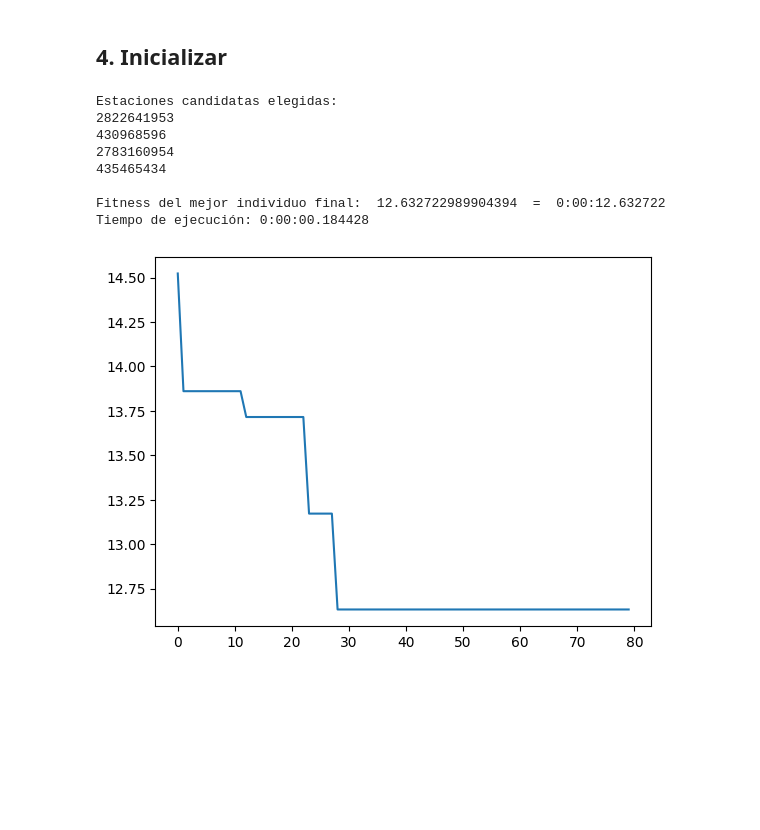
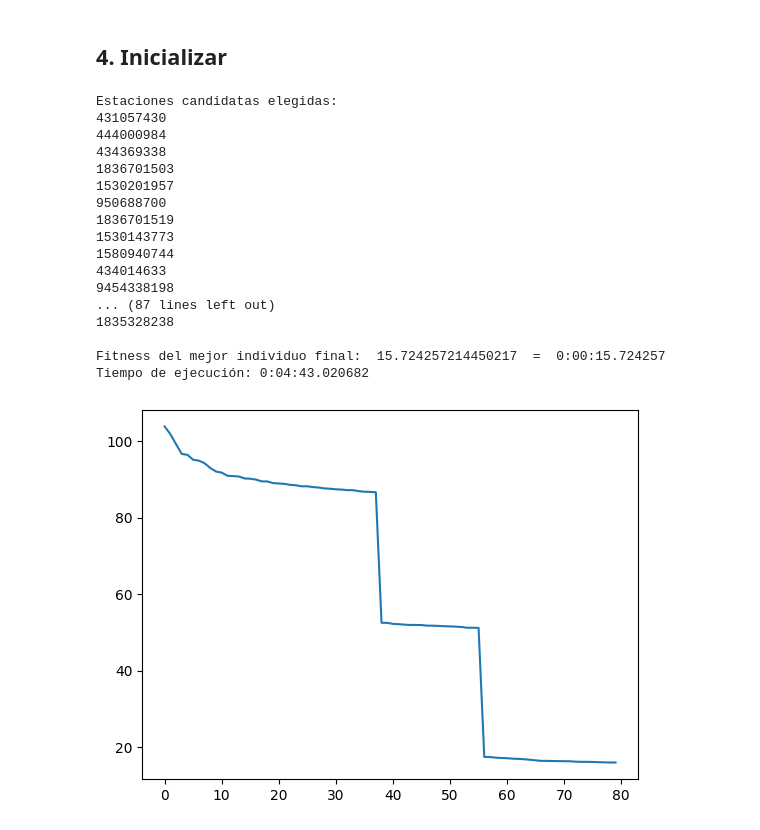
Before and after one commit to albertoPerez25/Sistemas-Inteligentes-P2, a Jupyter notebook: P2_AlbertoPerez_MArcosLopez.ipynb, the cells around one changed output. Drawn from its saved outputs; the diff is of its cells as text; code cells hidden in the pictures; blank space fills up the shorter version.

```diff
--- a/P2_AlbertoPerez_MArcosLopez.ipynb
+++ b/P2_AlbertoPerez_MArcosLopez.ipynb
@@ -687,39 +687,48 @@ class EvolutivoTorneoMascara(evolutivoTorneo):
 toy1 = 'problems/toy/calle_del_virrey_morcillo_albacete_250_3_candidates_15_ns_4.json'
 medium1 = 'problems/medium/calle_agustina_aroca_albacete_500_1_candidates_89_ns_22.json'
 medium2 = 'problems/medium/calle_palmas_de_gran_canaria_albacete_500_2_candidates_167_ns_23.json' #tarda mas
 medium3 = 'problems/medium/calle_f_albacete_2000_0_candidates_25_ns_4.json'
 
 large1 = 'problems/large/calle_cardenal_tabera_y_araoz_albacete_1000_2_candidates_104_ns_22.json'
 large2 = 'problems/large/calle_del_virrey_morcillo_albacete_1000_1_candidates_598_ns_99.json'
 large3 = 'problems/large/calle_herreros_albacete_1000_4_candidates_496_ns_14.json'
 large4 = 'problems/large/calle_industria_albacete_1000_0_candidates_122_ns_8.json'
 large5 = 'problems/large/calle_industria_albacete_1000_2_candidates_549_ns_71.json'
 
 huge1 = 'problems/huge/calle_de_josé_carbajal_albacete_2000_2_candidates_1254_ns_110.json'
 huge2 = 'problems/huge/calle_de_josé_carbajal_albacete_5000_2_candidates_537_ns_12.json'
 
-RUTAJSON = toy1
+RUTAJSON = large2
 
 h1 = Heuristica1(Problema(RUTAJSON)) # Euclidea
 h2 = Heuristica2(Problema(RUTAJSON)) # Geodesica
 h3 = Heuristica3(Problema(RUTAJSON)) # Manhattan
 
 problema = Problema(RUTAJSON)
-usarCacheIntermedia = False
+usarCacheIntermedia = False     # Coste menos preciso, mucho menor coste de rendimiento
 aestrella = AEstrella(problema, h2, usarCacheIntermedia)
 
 random.seed(777) # Para tener resultados reproducibles
 print("Estaciones candidatas elegidas:")
 #nGeneracionesMaximas, tamTorneo, tamPoblacion , tasaMutacion, tasaCruce
 evolutivoTorneo(80, 8, 100, .1, 1, aestrella, problema).genetico()
 #plt.show()
 # %% [output]
 Estaciones candidatas elegidas:
-2822641953
-430968596
-2783160954
-435465434
+431057430
+444000984
+434369338
+1836701503
+1530201957
+950688700
+1836701519
+1530143773
+1580940744
+434014633
+9454338198
+... (87 lines left out)
+1835328238
 
-Fitness del mejor individuo final:  12.632722989904394  =  0:00:12.632722
-Tiempo de ejecución: 0:00:00.184428
+Fitness del mejor individuo final:  15.724257214450217  =  0:00:15.724257
+Tiempo de ejecución: 0:04:43.020682
-[figure, old version]
+[figure, new version]
```
